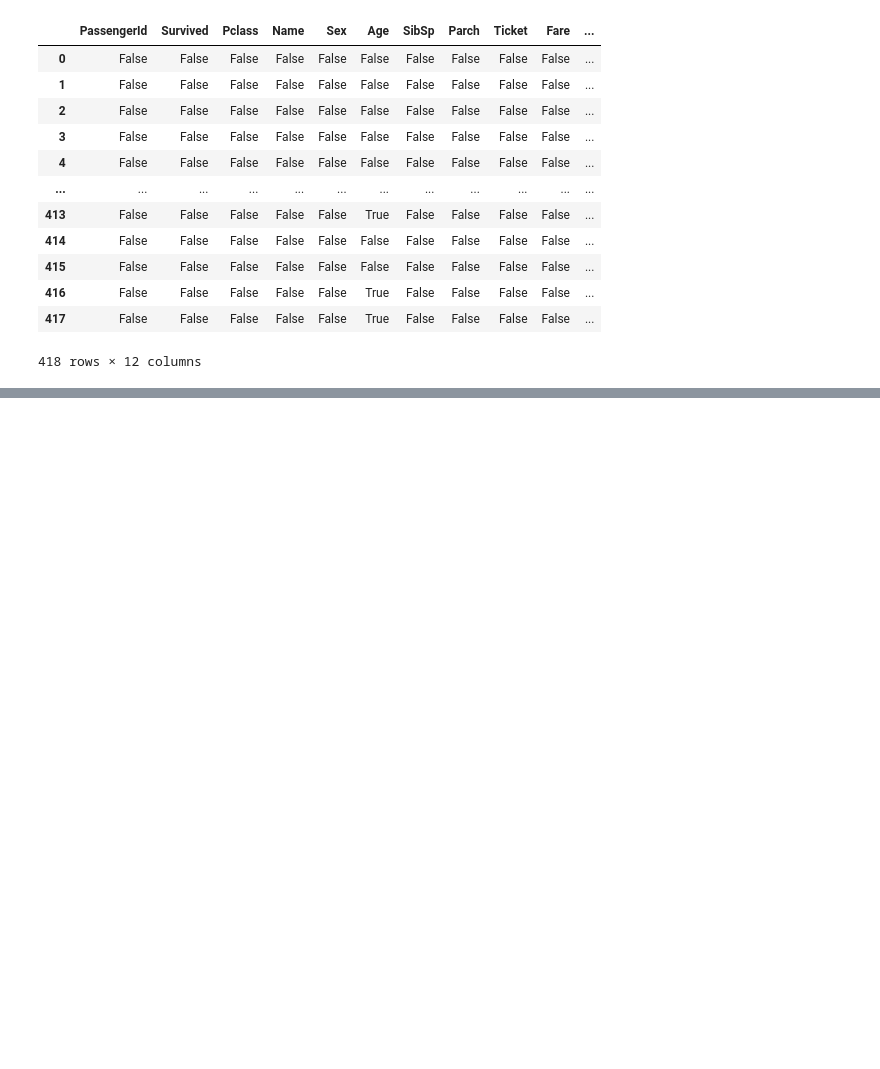
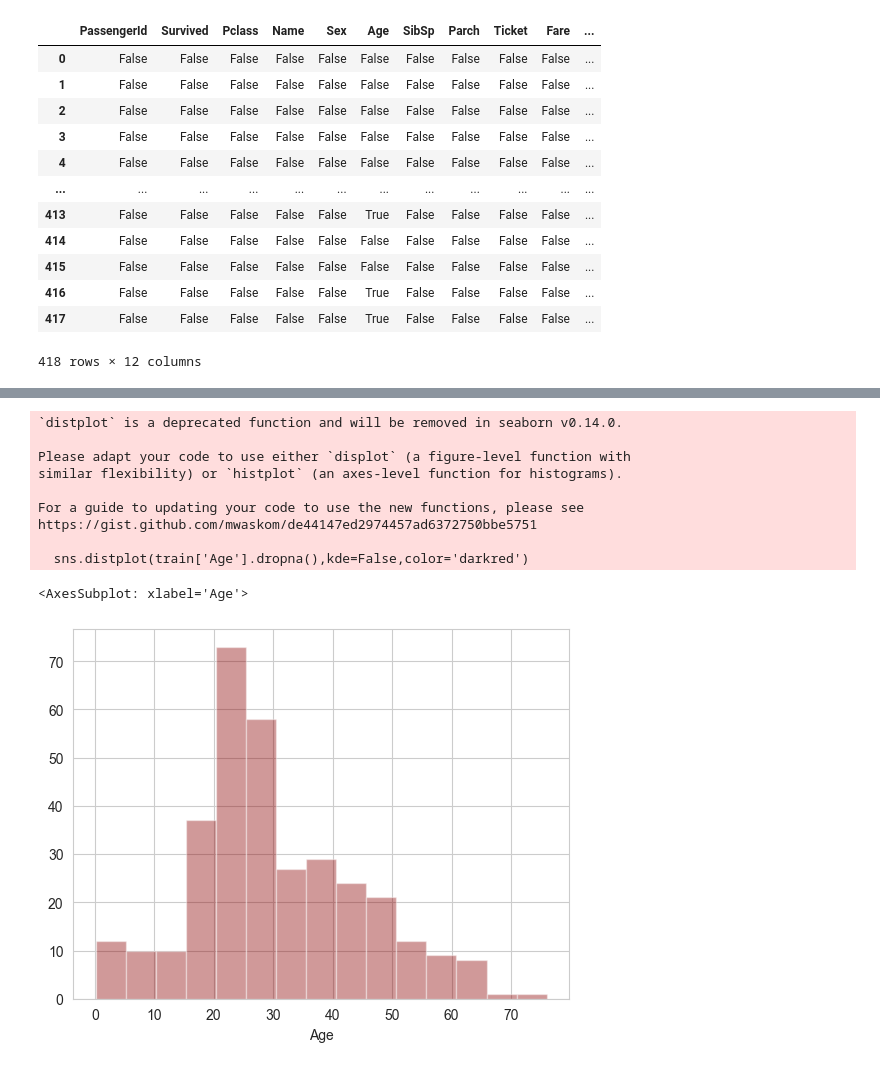
Before and after one commit to prabinbhagat/repos-vscode, a Jupyter notebook: ExploritoryDataAnalysis(EDA).ipynb, the cells around one changed output, grey strips where cells are left out. Saved outputs shown, nothing was run; the diff lists cells and outputs as text; code cells hidden in the pictures; blank space fills up the shorter version.

```diff
--- a/ExploritoryDataAnalysis(EDA).ipynb
+++ b/ExploritoryDataAnalysis(EDA).ipynb
@@ -62,0 +93,20 @@ sns.heatmap(train.isnull(),yticklabels=False,cmap='viridis')    #cmap gives the
+# %%
+# Lets check the distribution of AGE, i.e what is the average age of people that were in the boat.
+# We will not consider the age which were blank or NA for that we use 'dropna() method '
+# we will not want to know kde it is used to create probaility density function
+
+sns.distplot(train['Age'].dropna(),kde=False,color='darkred')
+
+#What is count of the age of people with age in x axis it will show count in y axis
+# %% [output]
+`distplot` is a deprecated function and will be removed in seaborn v0.14.0.
+
+Please adapt your code to use either `displot` (a figure-level function with
+similar flexibility) or `histplot` (an axes-level function for histograms).
+
+For a guide to updating your code to use the new functions, please see
+https://gist.github.com/mwaskom/de44147ed2974457ad6372750bbe5751
+
+  sns.distplot(train['Age'].dropna(),kde=False,color='darkred')
+<AxesSubplot: xlabel='Age'>
+[figure, added]
```
Also changed, not shown: parts of 10 cells of this notebook, 2 other files.
